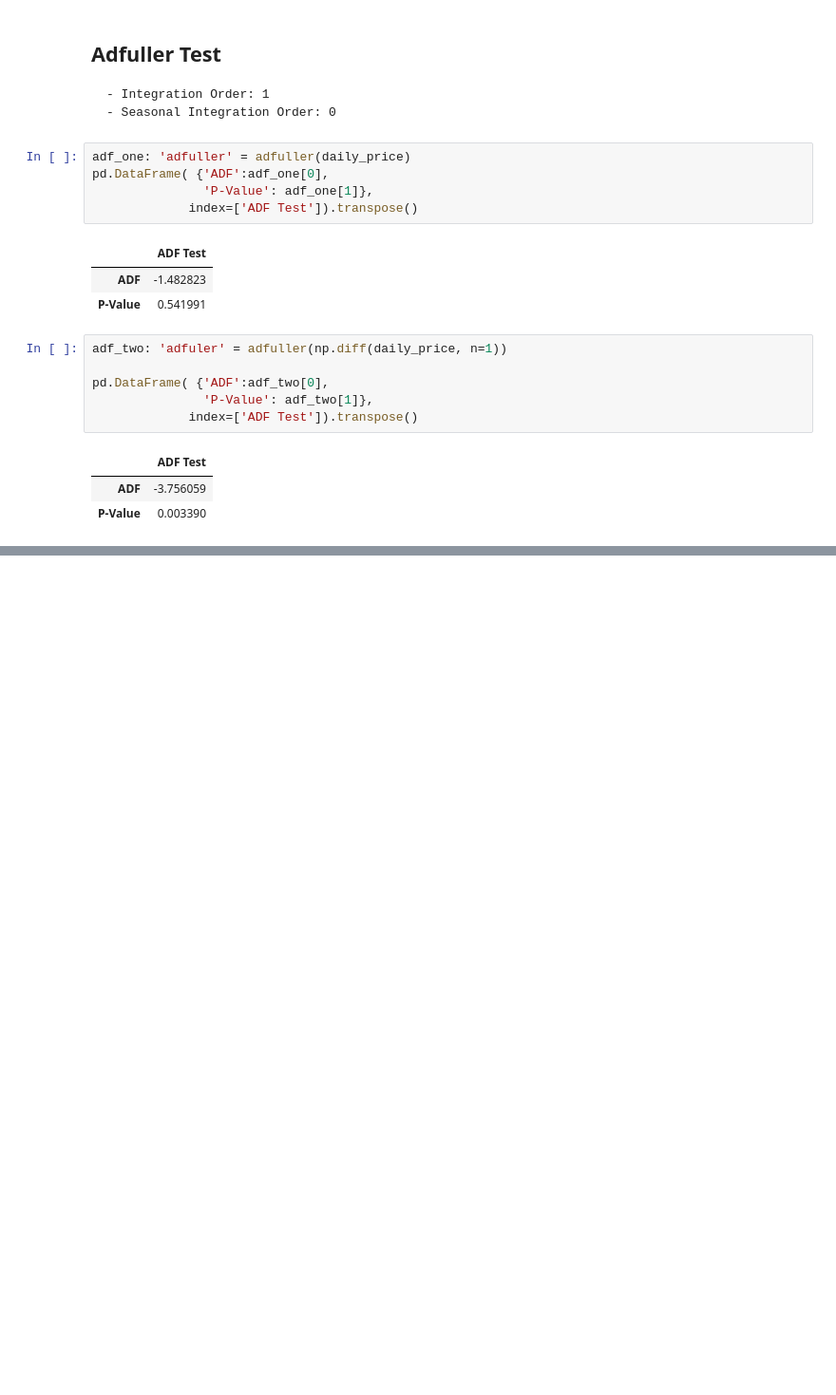
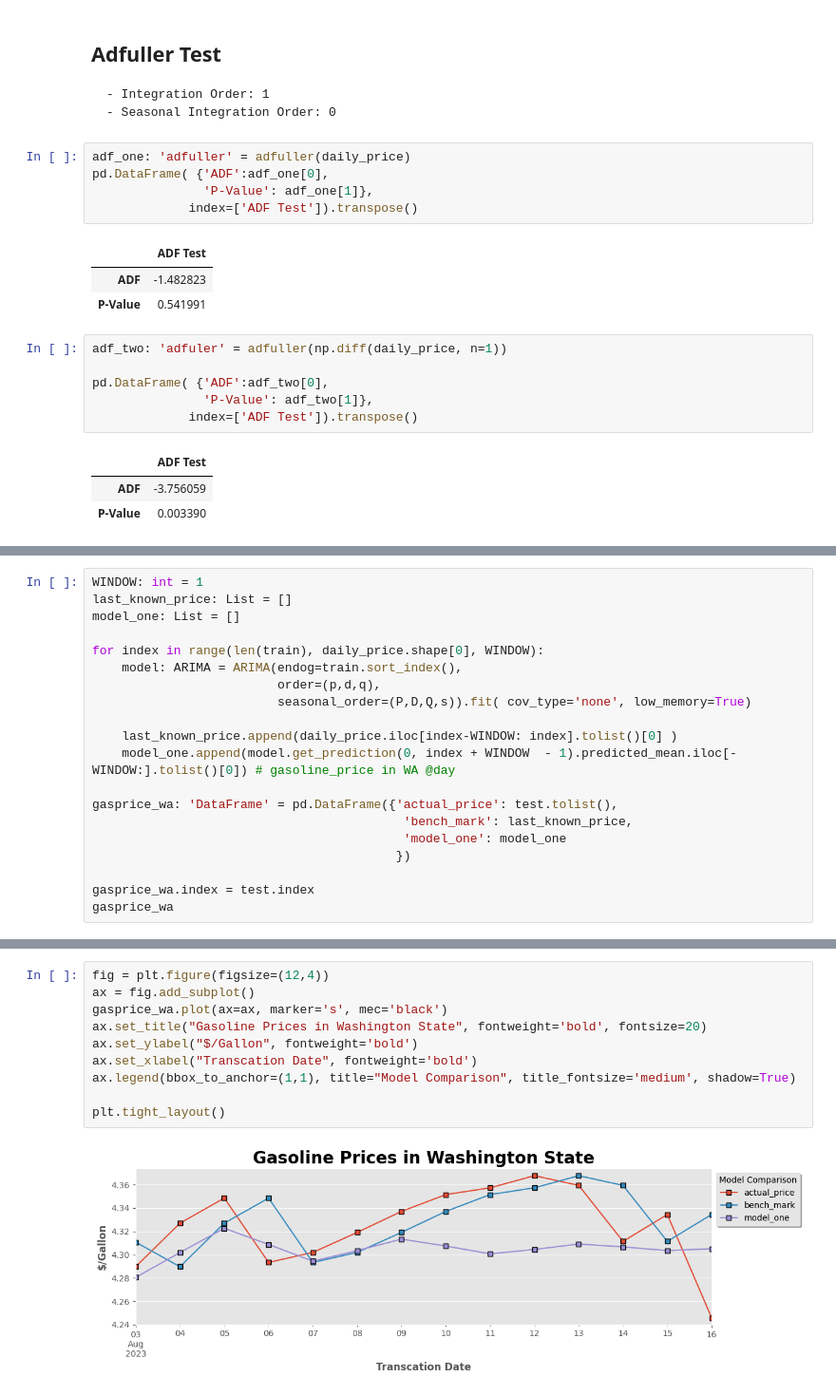
Before and after one commit to OdinProjectI/GasolinePricesAnalysis, a Jupyter notebook: ODINProjectGasolinePricesAnalysis.ipynb, the cells around one changed output, grey strips where cells are left out. Shown at 95% size. Saved outputs shown, nothing was run; the diff lists cells and outputs as text; blank space fills up the shorter version.

```diff
--- a/ODINProjectGasolinePricesAnalysis.ipynb
+++ b/ODINProjectGasolinePricesAnalysis.ipynb
@@ -487,0 +589,20 @@ pd.read_pickle(mem_steps).sort_values(by='AIC').head(25)
+# %%
+WINDOW: int = 1
+last_known_price: List = []
+model_one: List = []
+
+for index in range(len(train), daily_price.shape[0], WINDOW):
+    model: ARIMA = ARIMA(endog=train.sort_index(),
+                         order=(p,d,q),
+                         seasonal_order=(P,D,Q,s)).fit( cov_type='none', low_memory=True)
+
+    last_known_price.append(daily_price.iloc[index-WINDOW: index].tolist()[0] )
+    model_one.append(model.get_prediction(0, index + WINDOW  - 1).predicted_mean.iloc[-WINDOW:].tolist()[0]) # gasoline_price in WA @day
+
+gasprice_wa: 'DataFrame' = pd.DataFrame({'actual_price': test.tolist(),
+                                          'bench_mark': last_known_price,
+                                          'model_one': model_one
+                                         })
+
+gasprice_wa.index = test.index
+gasprice_wa
@@ -487,0 +626,12 @@ pd.read_pickle(mem_steps).sort_values(by='AIC').head(25)
+# %%
+fig = plt.figure(figsize=(12,4))
+ax = fig.add_subplot()
+gasprice_wa.plot(ax=ax, marker='s', mec='black')
+ax.set_title("Gasoline Prices in Washington State", fontweight='bold', fontsize=20)
+ax.set_ylabel("$/Gallon", fontweight='bold')
+ax.set_xlabel("Transcation Date", fontweight='bold')
+ax.legend(bbox_to_anchor=(1,1), title="Model Comparison", title_fontsize='medium', shadow=True)
+
+plt.tight_layout()
+# %% [output]
+[figure, added]
```
Also changed, not shown: parts of 21 cells of this notebook.
